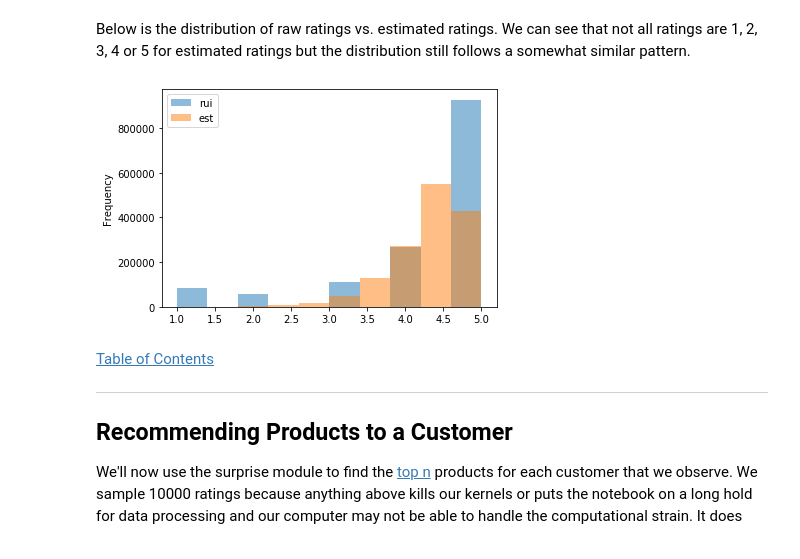
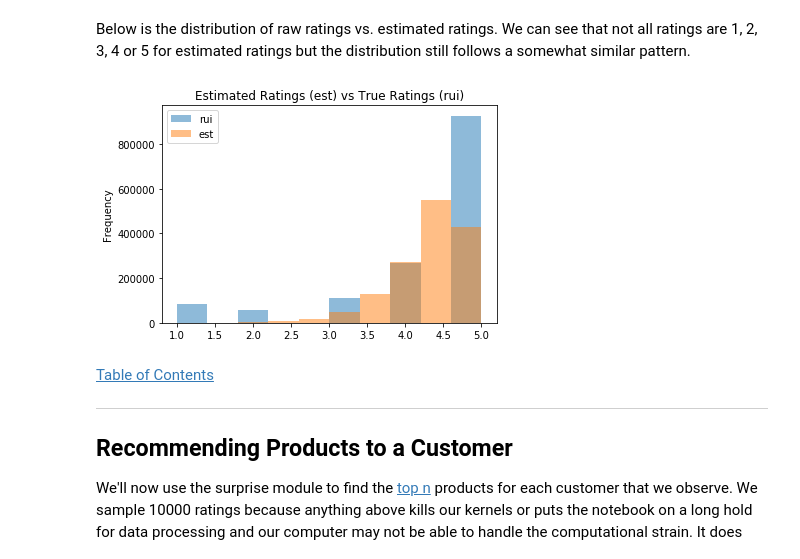
Before and after one commit to dametreusv/amazon_hybrid_recommendation_system, a Jupyter notebook: APR_recommender_collaborative.ipynb, the cells around one changed output. Cells and saved outputs as stored; diff of their text form; code cells hidden in the pictures.

```diff
--- a/APR_recommender_collaborative.ipynb
+++ b/APR_recommender_collaborative.ipynb
@@ -1047,9 +1047,10 @@ plt.show()
 Below is the distribution of raw ratings vs. estimated ratings.  We can see that not all ratings are 1, 2, 3, 4 or 5 for estimated ratings but the distribution still follows a somewhat similar pattern.
 # %%
 df[['rui', 'est']].plot(kind='hist', alpha=0.5)
+plt.title('Estimated Ratings (est) vs True Ratings (rui)')
 plt.show()
 # %% [output]
-[figure, old version]
+[figure, new version]
 # %% [markdown]
 <a id='recommending'></a>
 <a id='above'></a>
```
Also changed, not shown: parts of 1 cell of this notebook, 1 other file.
